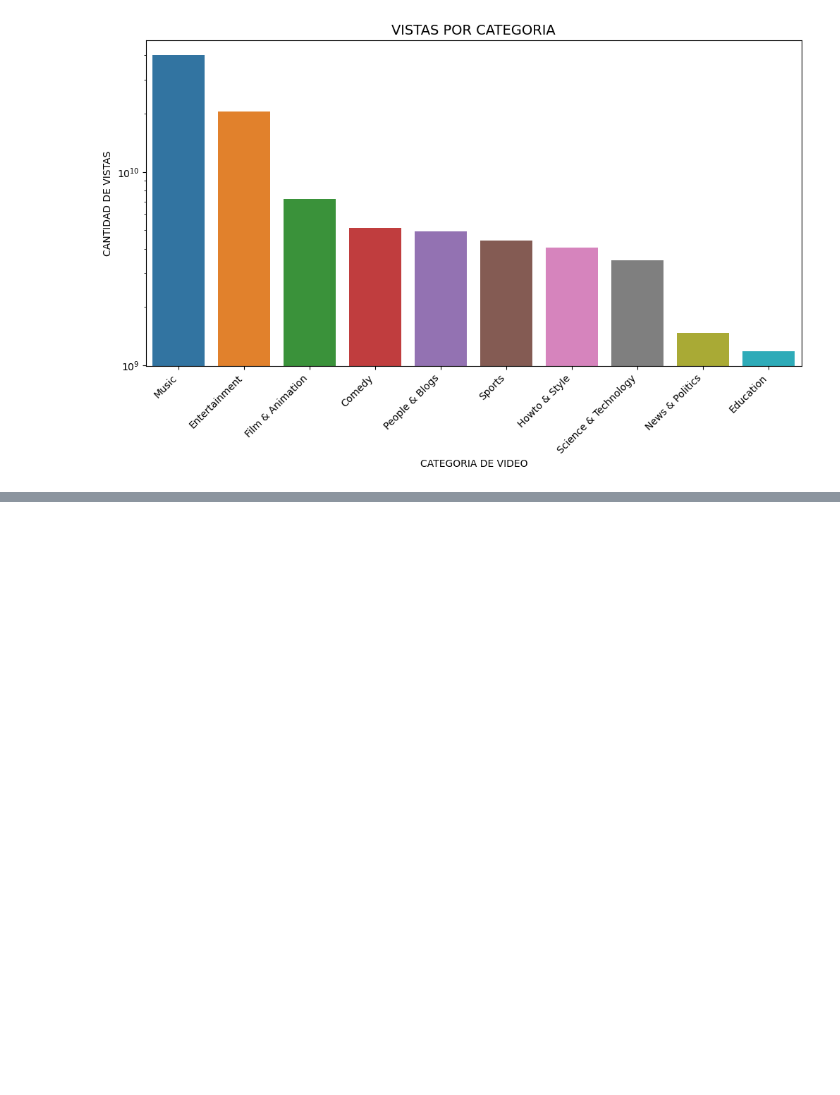
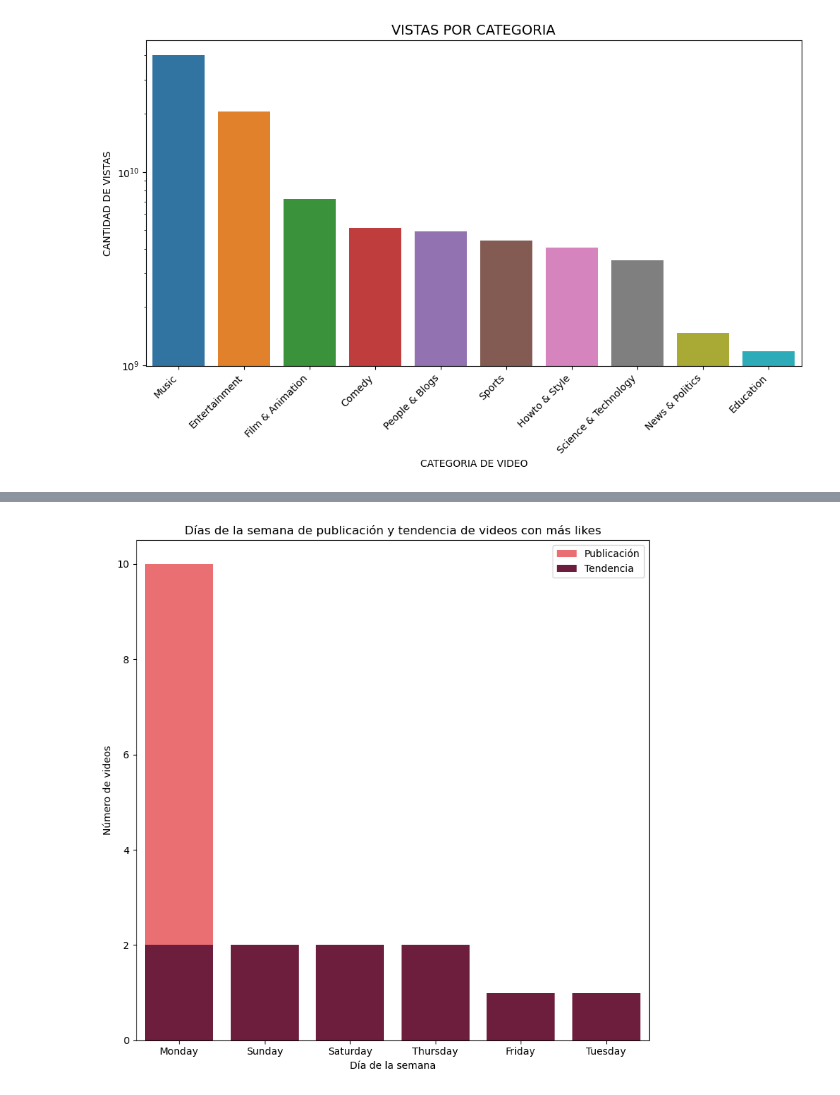
Before and after one commit to lauracamilaballesteros/proyecto-youtube, a Jupyter notebook: proyecto.ipynb, the cells around one changed output, grey strips where cells are left out. Saved outputs shown, nothing was run; the diff lists cells and outputs as text; code cells hidden in the pictures; blank space fills up the shorter version.

```diff
--- a/proyecto.ipynb
+++ b/proyecto.ipynb
@@ -403,0 +444,25 @@ plt.show()
+# %%
+
+publish_counts = top_10_videos['day_of_week_publish'].value_counts()
+trending_counts = top_10_videos['day_of_week_trending'].value_counts()
+
+
+fig, ax = plt.subplots(figsize=(8, 8))
+sns.barplot(x=publish_counts.index, y=publish_counts.values, color='#FF5A5F', label='Publicación')
+sns.barplot(x=trending_counts.index, y=trending_counts.values, color='#7B113A', label='Tendencia')
+
+
+ax.set_xlabel('Día de la semana')
+ax.set_ylabel('Número de videos')
+ax.set_title('Días de la semana de publicación y tendencia de videos con más likes')
+
+
+ax.legend()
+
+
+plt.tight_layout()
+
+
+plt.show()
+# %% [output]
+[figure, added]
```
Also changed, not shown: parts of 16 cells of this notebook.
